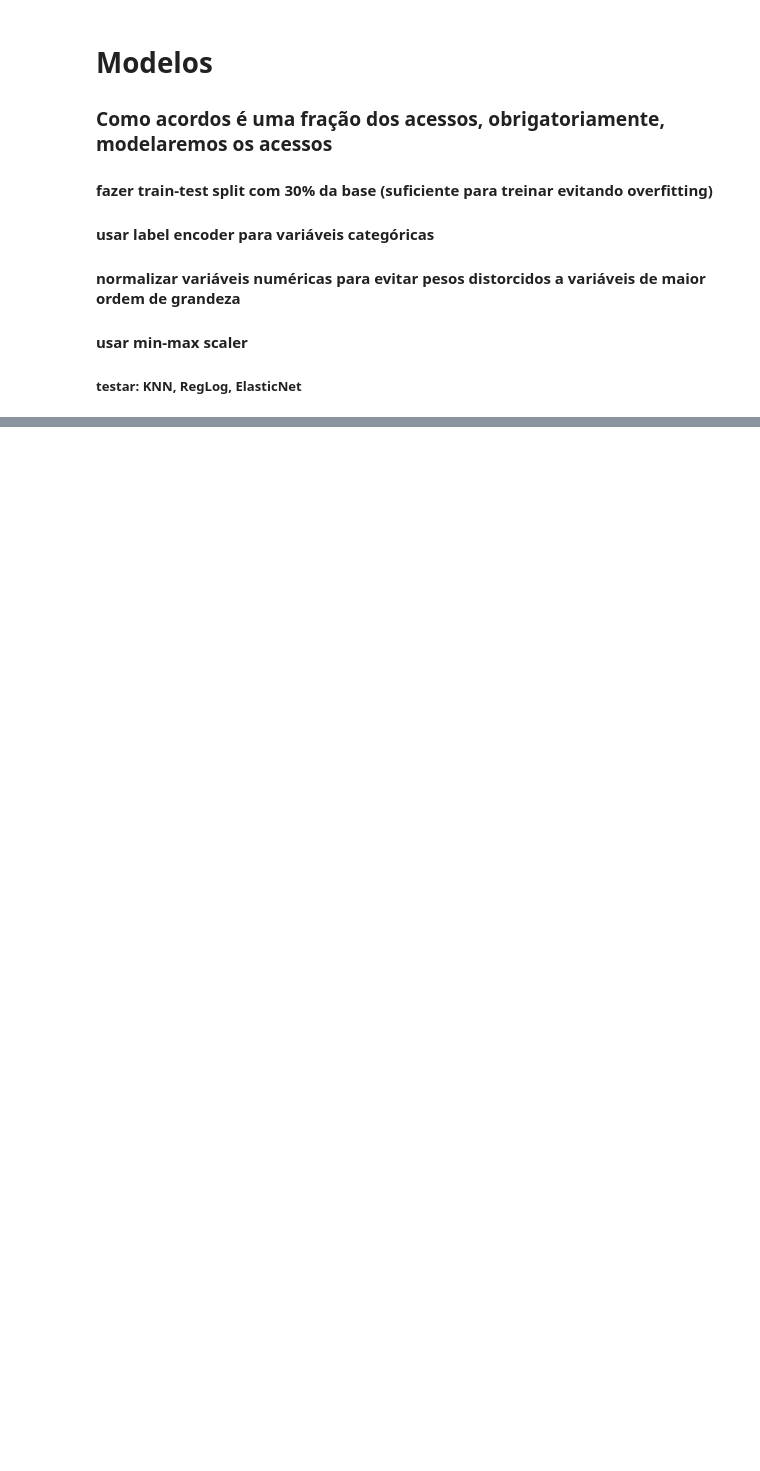
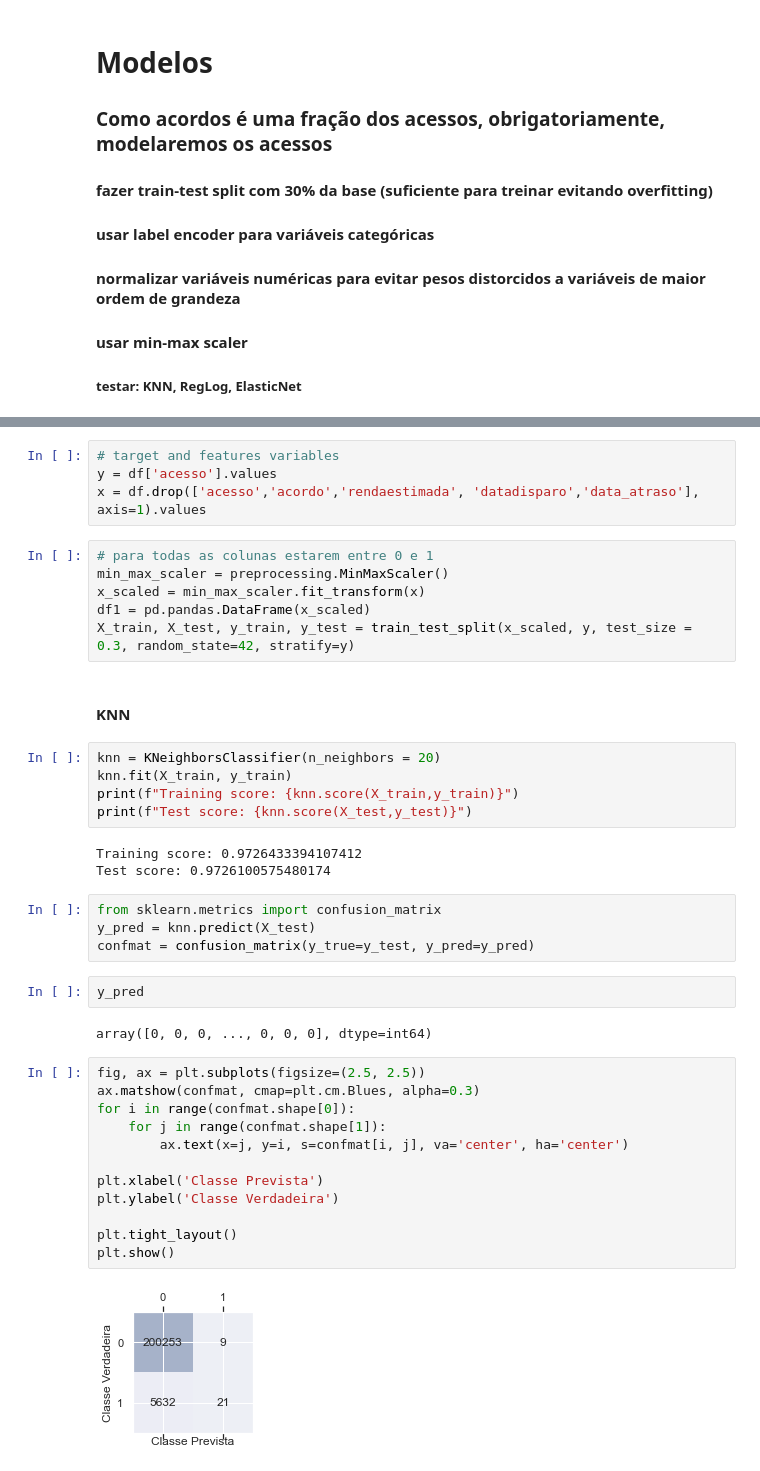
Before and after one commit to Pombalino/FGV, a Jupyter notebook: ProvaFinal.ipynb, the cells around one changed output, grey strips where cells are left out. Saved outputs shown, nothing was run; the diff lists cells and outputs as text; blank space fills up the shorter version.

```diff
--- a/ProvaFinal.ipynb
+++ b/ProvaFinal.ipynb
@@ -275,0 +350,42 @@ sns.barplot(x='utilizacaoweb',y='acesso', data=df, order=df.utilizacaoweb.value_
+# %%
+# target and features variables
+y = df['acesso'].values
+x = df.drop(['acesso','acordo','rendaestimada', 'datadisparo','data_atraso'], axis=1).values
+# %%
+# para todas as colunas estarem entre 0 e 1
+min_max_scaler = preprocessing.MinMaxScaler()
+x_scaled = min_max_scaler.fit_transform(x)
+df1 = pd.pandas.DataFrame(x_scaled)
+X_train, X_test, y_train, y_test = train_test_split(x_scaled, y, test_size = 0.3, random_state=42, stratify=y)
+# %% [markdown]
+#### KNN
+# %%
+knn = KNeighborsClassifier(n_neighbors = 20)
+knn.fit(X_train, y_train)
+print(f"Training score: {knn.score(X_train,y_train)}")
+print(f"Test score: {knn.score(X_test,y_test)}")
+# %% [output]
+Training score: 0.9726433394107412
+Test score: 0.9726100575480174
+# %%
+from sklearn.metrics import confusion_matrix
+y_pred = knn.predict(X_test)
+confmat = confusion_matrix(y_true=y_test, y_pred=y_pred)
+# %%
+y_pred
+# %% [output]
+array([0, 0, 0, ..., 0, 0, 0], dtype=int64)
+# %%
+fig, ax = plt.subplots(figsize=(2.5, 2.5))
+ax.matshow(confmat, cmap=plt.cm.Blues, alpha=0.3)
+for i in range(confmat.shape[0]):
+    for j in range(confmat.shape[1]):
+        ax.text(x=j, y=i, s=confmat[i, j], va='center', ha='center')
+
+plt.xlabel('Classe Prevista')
+plt.ylabel('Classe Verdadeira')
+
+plt.tight_layout()
+plt.show()
+# %% [output]
+[figure, added]
```
Also changed, not shown: parts of 29 cells of this notebook.
